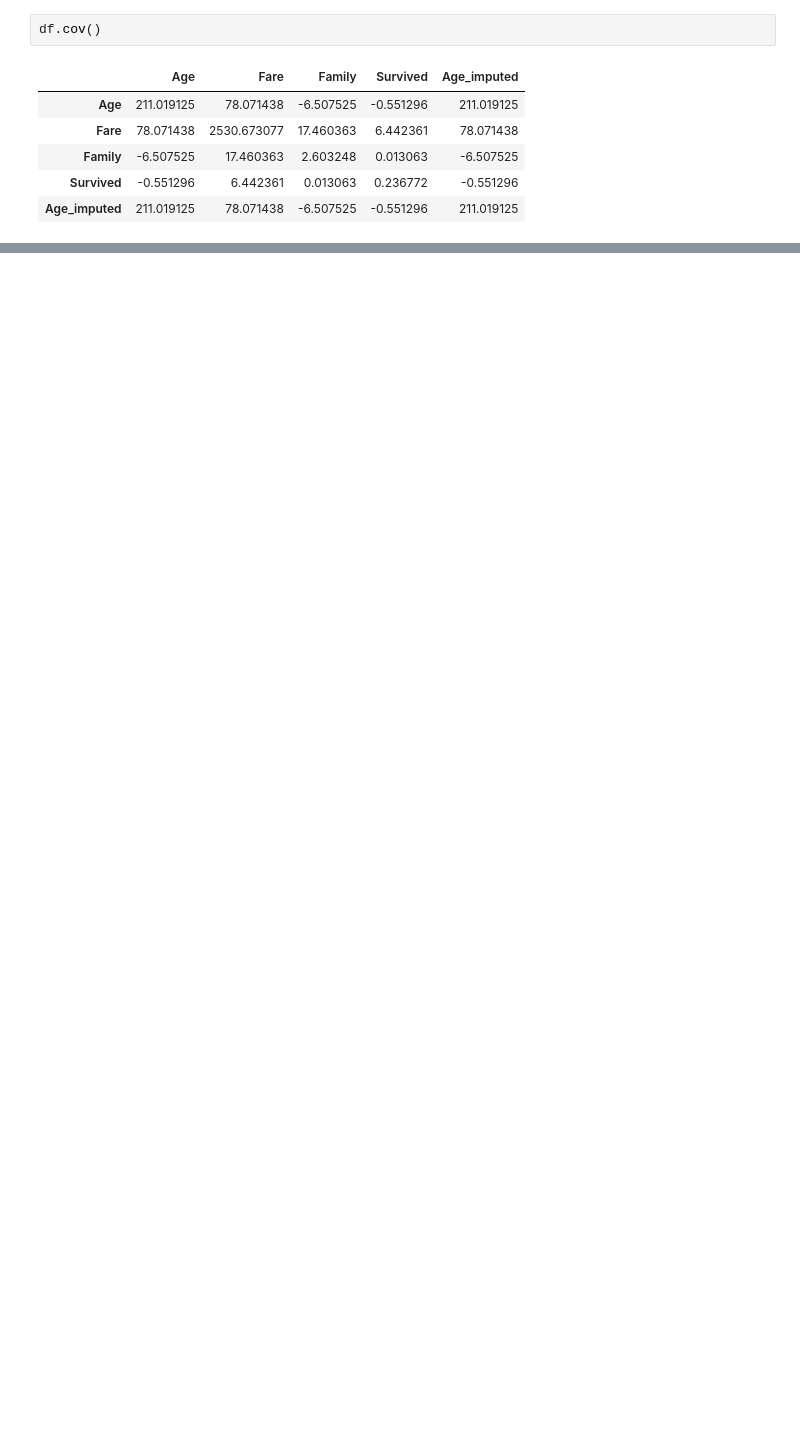
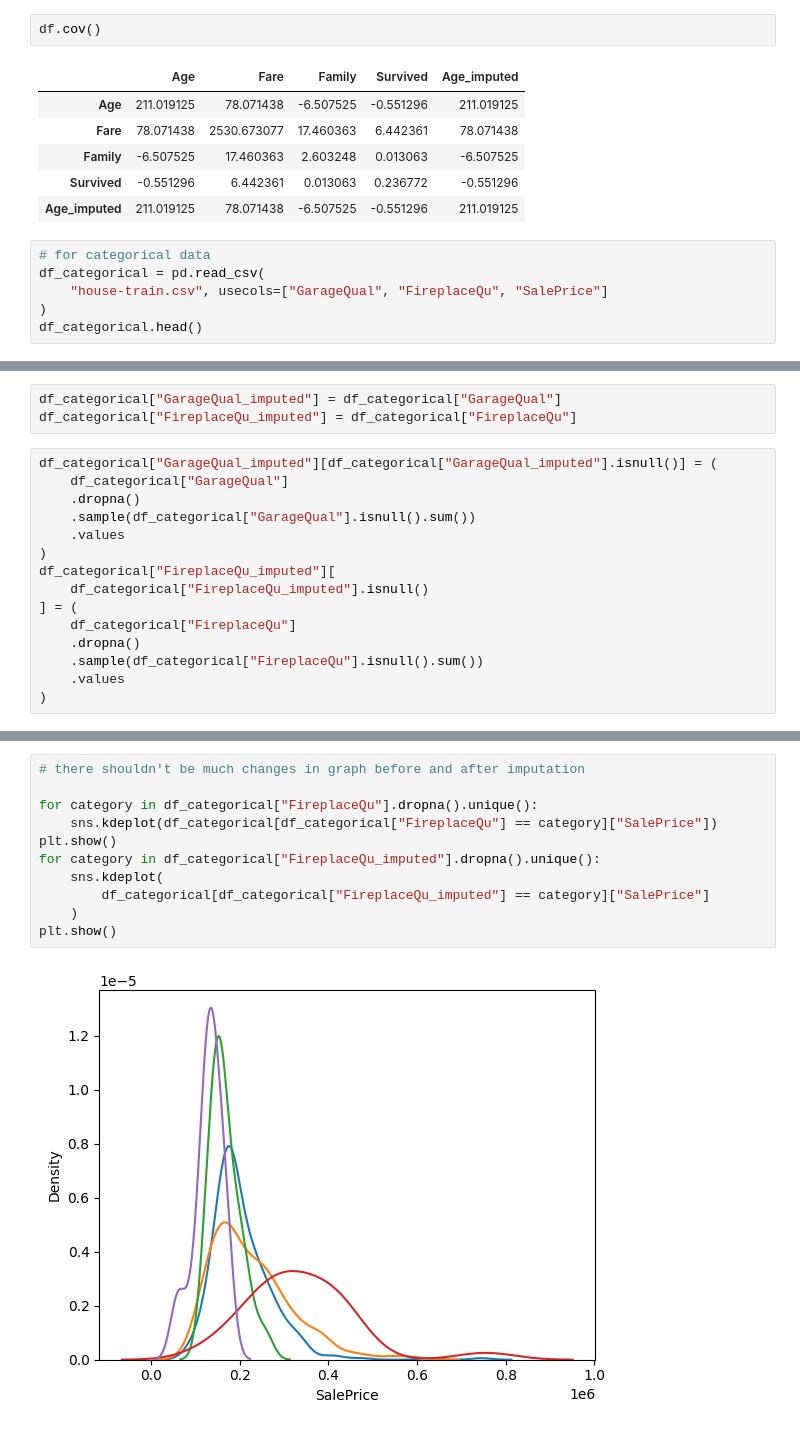
Before and after one commit to prayas7102/ML-Algorithms-Implementation, a Jupyter notebook: Missing_data/random_imputation.ipynb, the cells around one changed output, grey strips where cells are left out. Cells and saved outputs as stored; diff of their text form; blank space fills up the shorter version.

```diff
--- a/Missing_data/random_imputation.ipynb
+++ b/Missing_data/random_imputation.ipynb
@@ -82,3 +89,9 @@ df.cov()
 | Family | -6.507525 | 17.460363 | 2.603248 | 0.013063 | -6.507525 |
 | Survived | -0.551296 | 6.442361 | 0.013063 | 0.236772 | -0.551296 |
 | Age_imputed | 211.019125 | 78.071438 | -6.507525 | -0.551296 | 211.019125 |
+# %%
+# for categorical data
+df_categorical = pd.read_csv(
+    "house-train.csv", usecols=["GarageQual", "FireplaceQu", "SalePrice"]
+)
+df_categorical.head()
@@ -84,0 +112,18 @@ df.cov()
+# %%
+df_categorical["GarageQual_imputed"] = df_categorical["GarageQual"]
+df_categorical["FireplaceQu_imputed"] = df_categorical["FireplaceQu"]
+# %%
+df_categorical["GarageQual_imputed"][df_categorical["GarageQual_imputed"].isnull()] = (
+    df_categorical["GarageQual"]
+    .dropna()
+    .sample(df_categorical["GarageQual"].isnull().sum())
+    .values
+)
+df_categorical["FireplaceQu_imputed"][
+    df_categorical["FireplaceQu_imputed"].isnull()
+] = (
+    df_categorical["FireplaceQu"]
+    .dropna()
+    .sample(df_categorical["FireplaceQu"].isnull().sum())
+    .values
+)
@@ -84,0 +194,13 @@ df.cov()
+# %%
+# there shouldn't be much changes in graph before and after imputation
+
+for category in df_categorical["FireplaceQu"].dropna().unique():
+    sns.kdeplot(df_categorical[df_categorical["FireplaceQu"] == category]["SalePrice"])
+plt.show()
+for category in df_categorical["FireplaceQu_imputed"].dropna().unique():
+    sns.kdeplot(
+        df_categorical[df_categorical["FireplaceQu_imputed"] == category]["SalePrice"]
+    )
+plt.show()
+# %% [output]
+[figure, added]
```
Also changed, not shown: parts of 14 cells of this notebook, 7 other files.
